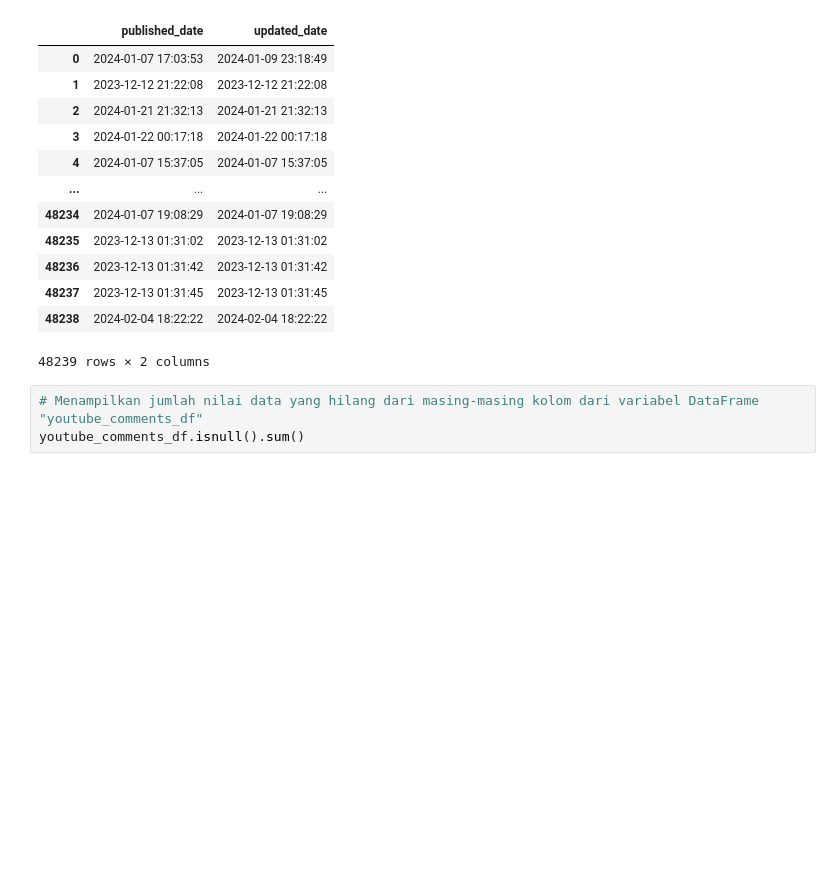
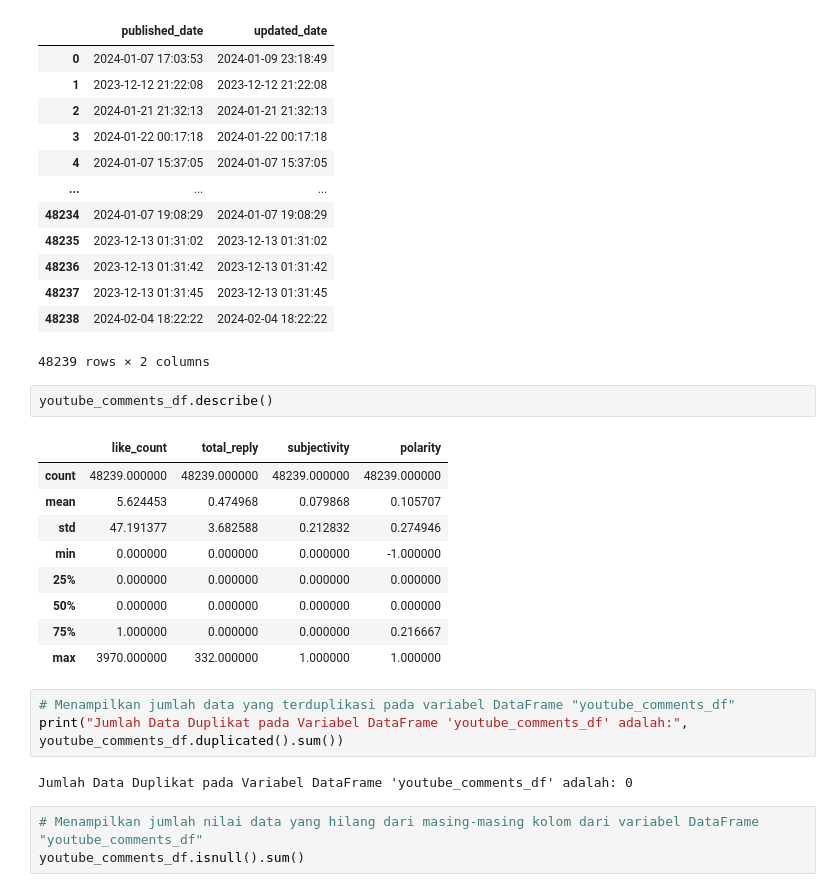
Before and after one commit to pramudianzaheka92/YouTubeVideoDataScraping-SentimentCommentAnalysis-DebateElection2024, a Jupyter notebook: Modelling and Classifying using Machine Learning Algorithms (Naive Bayes & SVM).ipynb, the cells around one changed output. Saved outputs shown, nothing was run; the diff lists cells and outputs as text; blank space fills up the shorter version.

Commit message:
Display Duplicate Date from DataFrame Variable 'youtube_comments_df'

```diff
--- a/Modelling and Classifying using Machine Learning Algorithms (Naive Bayes & SVM).ipynb
+++ b/Modelling and Classifying using Machine Learning Algorithms (Naive Bayes & SVM).ipynb
@@ -137,6 +139,23 @@ youtube_comments_df.select_dtypes(include="datetime")
 | 48237 | 2023-12-13 01:31:45 | 2023-12-13 01:31:45 |
 | 48238 | 2024-02-04 18:22:22 | 2024-02-04 18:22:22 |
 48239 rows × 2 columns
+# %%
+youtube_comments_df.describe()
+# %% [output]
+|  | like_count | total_reply | subjectivity | polarity |
+| count | 48239.000000 | 48239.000000 | 48239.000000 | 48239.000000 |
+| mean | 5.624453 | 0.474968 | 0.079868 | 0.105707 |
+| std | 47.191377 | 3.682588 | 0.212832 | 0.274946 |
+| min | 0.000000 | 0.000000 | 0.000000 | -1.000000 |
+| 25% | 0.000000 | 0.000000 | 0.000000 | 0.000000 |
+| 50% | 0.000000 | 0.000000 | 0.000000 | 0.000000 |
+| 75% | 1.000000 | 0.000000 | 0.000000 | 0.216667 |
+| max | 3970.000000 | 332.000000 | 1.000000 | 1.000000 |
+# %%
+# Menampilkan jumlah data yang terduplikasi pada variabel DataFrame "youtube_comments_df"
+print("Jumlah Data Duplikat pada Variabel DataFrame 'youtube_comments_df' adalah:", youtube_comments_df.duplicated().sum())
+# %% [output]
+Jumlah Data Duplikat pada Variabel DataFrame 'youtube_comments_df' adalah: 0
 # %%
 # Menampilkan jumlah nilai data yang hilang dari masing-masing kolom dari variabel DataFrame "youtube_comments_df"
 youtube_comments_df.isnull().sum()
```
Also changed, not shown: parts of 1 cell of this notebook.
